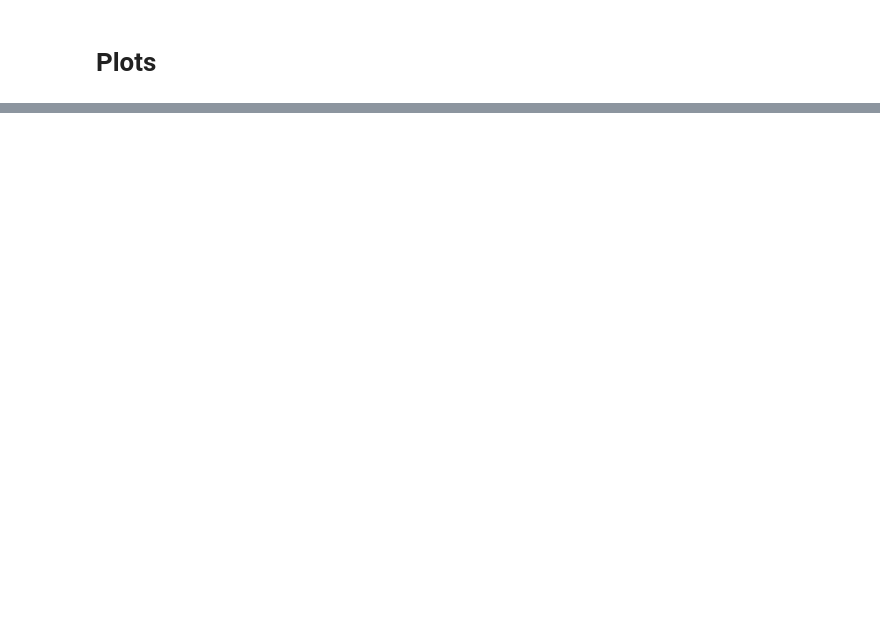
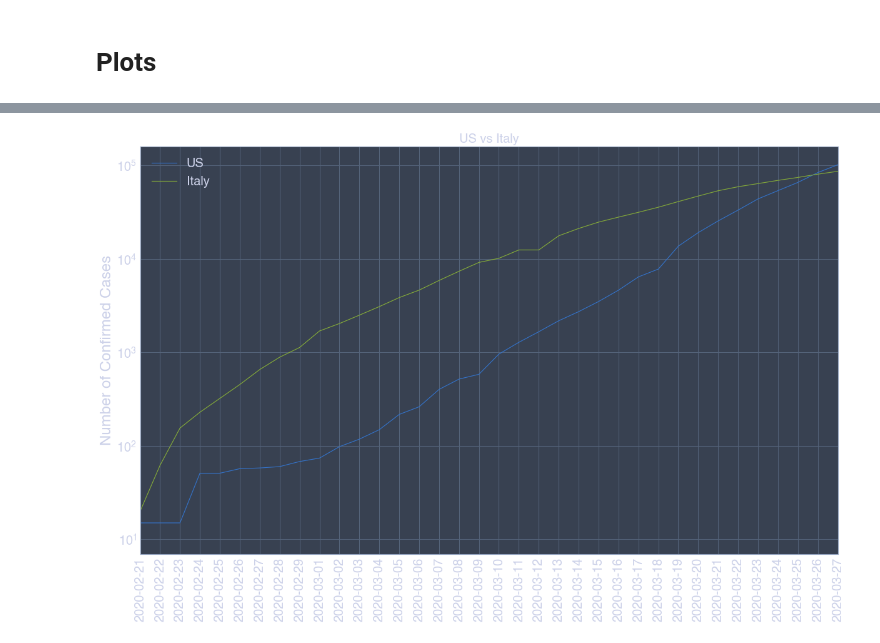
Before and after one commit to alex-rpd/nCoV2019, a Jupyter notebook: nCoV analysis.ipynb, the cells around one changed output, grey strips where cells are left out. Saved outputs shown, nothing was run; the diff lists cells and outputs as text; code cells hidden in the pictures; blank space fills up the shorter version.

```diff
--- a/nCoV analysis.ipynb
+++ b/nCoV analysis.ipynb
@@ -716,0 +796,37 @@ plt.show()
+# %%
+foo = df3[df3['Confirmed'] > 10]
+x3 = foo[foo['Province/State'] == 'US']['Date']
+
+x4 = foo[foo['Province/State'] == 'Italy']['Date']
+
+y3 = foo[foo['Province/State'] == 'US']['Confirmed']
+y4 = foo[foo['Province/State'] == 'Italy']['Confirmed']
+
+fig, ax = plt.subplots(figsize = (20,12))
+
+days = mdates.DayLocator()
+years = mdates.YearLocator()   # every year
+months = mdates.MonthLocator()  # every month
+years_fmt = mdates.DateFormatter('%Y')
+ax.xaxis.set_major_locator(days)
+
+
+ax.semilogy(x3, y3, label = 'US')
+ax.semilogy(x4, y4, label = 'Italy')
+
+ax.set_xlim(np.datetime64('2020-02-21'), max(x4))
+
+ax.set_title('US vs Italy', fontsize = 20)
+ax.set_ylabel('Number of Confirmed Cases', fontsize = 24)
+ax.tick_params(axis = 'x', labelsize=20, rotation=90)
+ax.tick_params(axis = 'y', labelsize=20)
+ax.set_xticks(x4)
+# ax.set_yticks(fontsize=20)
+
+
+plt.legend(frameon=False, fontsize=20)
+plt.savefig('Italy_US.png', dpi = 600, bbox_inches= 'tight')
+
+plt.show()
+# %% [output]
+[figure, added]
```
Also changed, not shown: parts of 34 cells of this notebook, 11 other files.
